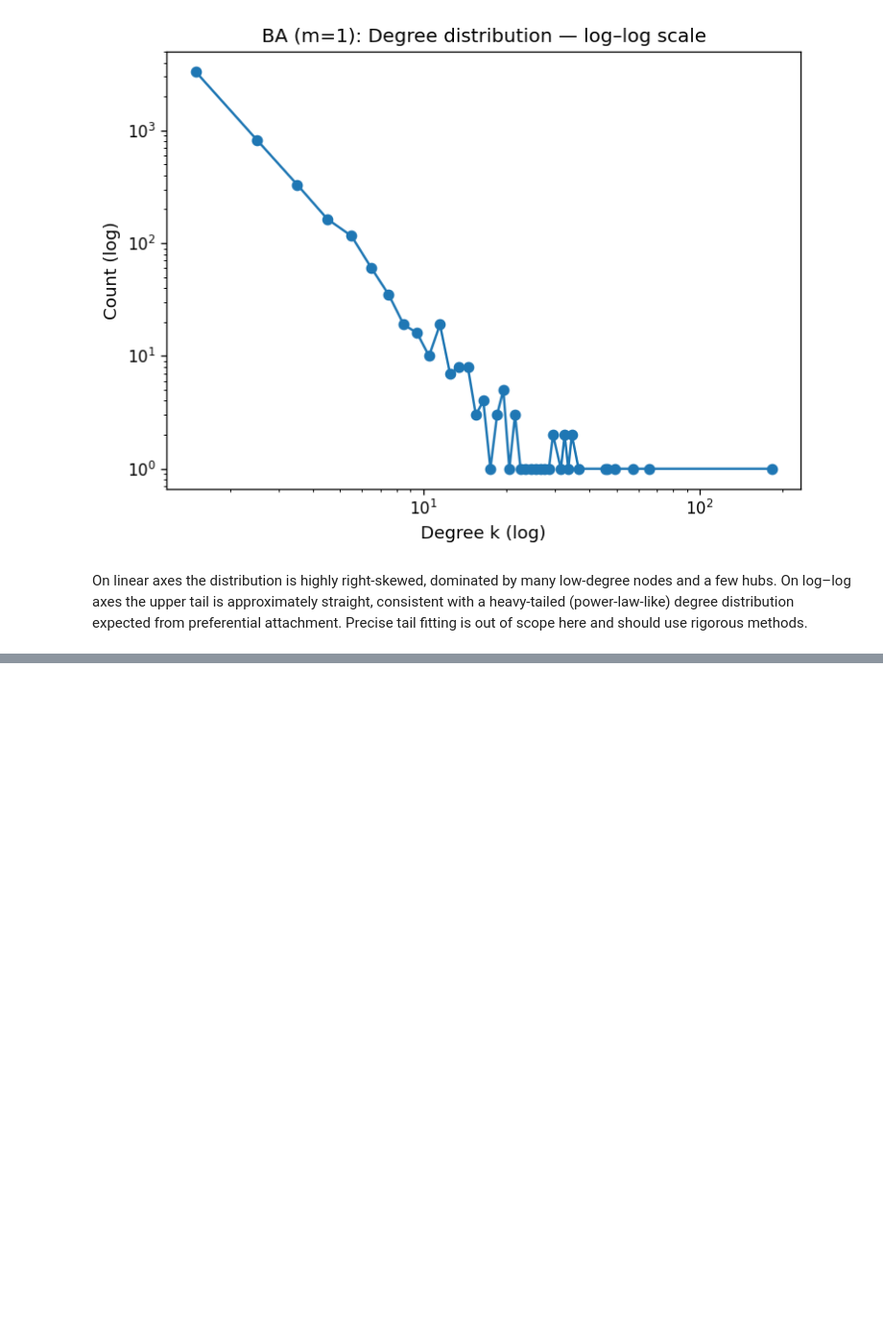
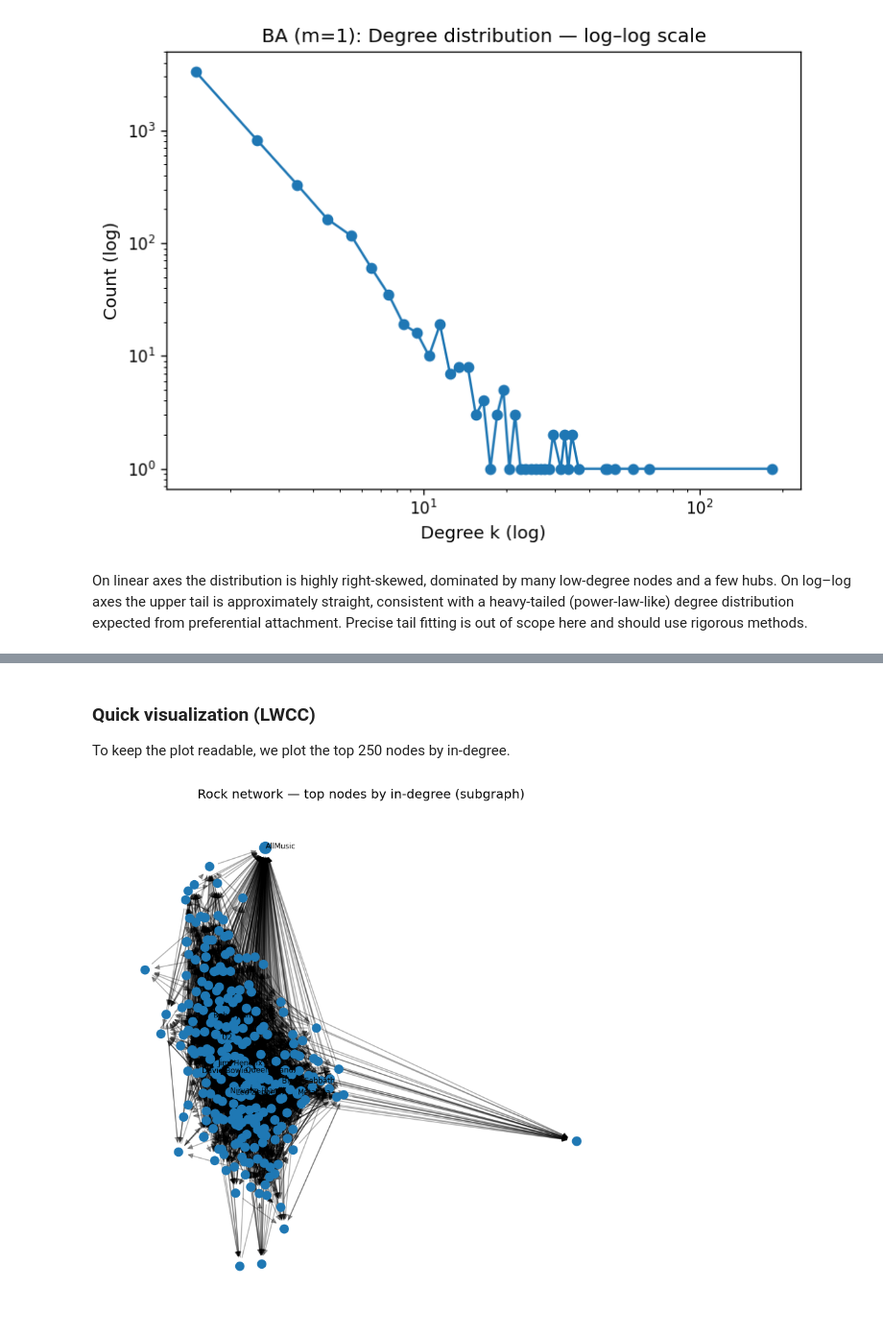
Before and after one commit to LeoItaly/02805-social-graphs-interactions, a Jupyter notebook: Assignment 1/Assignment 1.ipynb, the cells around one changed output, grey strips where cells are left out. Shown at 96% size. Drawn from its saved outputs; the diff is of its cells as text; code cells hidden in the pictures; blank space fills up the shorter version.

```diff
--- a/Assignment 1/Assignment 1.ipynb
+++ b/Assignment 1/Assignment 1.ipynb
@@ -350,0 +536,30 @@ On linear axes the distribution is highly right‑skewed, dominated by many low
+# %% [markdown]
+### Quick visualization (LWCC)
+
+To keep the plot readable, we plot the top 250 nodes by in-degree.
+# %%
+# Select a manageable subgraph for plotting
+keep = set(df.nlargest(250, "in_degree")["artist"]) if N > 300 else set(H.nodes())
+H_plot = H.subgraph(keep).copy()
+
+# Force-directed layout (deterministic via seed)
+pos = nx.spring_layout(H_plot, seed=42)
+
+# Node sizes by in-degree (scaled)
+sizes = np.array([in_degs.get(n, 0) for n in H_plot.nodes()])
+node_sizes = 60 * (1 + sizes / (sizes.max() if sizes.max() > 0 else 1))
+
+fig = plt.figure(figsize=(7.2, 7.2))
+plt.axis('off')
+nx.draw_networkx_edges(H_plot, pos, alpha=0.3)
+nx.draw_networkx_nodes(H_plot, pos, node_size=node_sizes)
+# Label a few hubs (top 10 by in-degree)
+for n in df.nlargest(10, "in_degree")["artist"]:
+    if n in H_plot:
+        x, y = pos[n]
+        plt.text(x, y, n.replace('_', ' '), fontsize=7)
+plt.title("Rock network — top nodes by in-degree (subgraph)")
+plt.tight_layout()
+plt.show()
+# %% [output]
+[figure, added]
```
Also changed, not shown: parts of 24 cells of this notebook, 1 other file.
